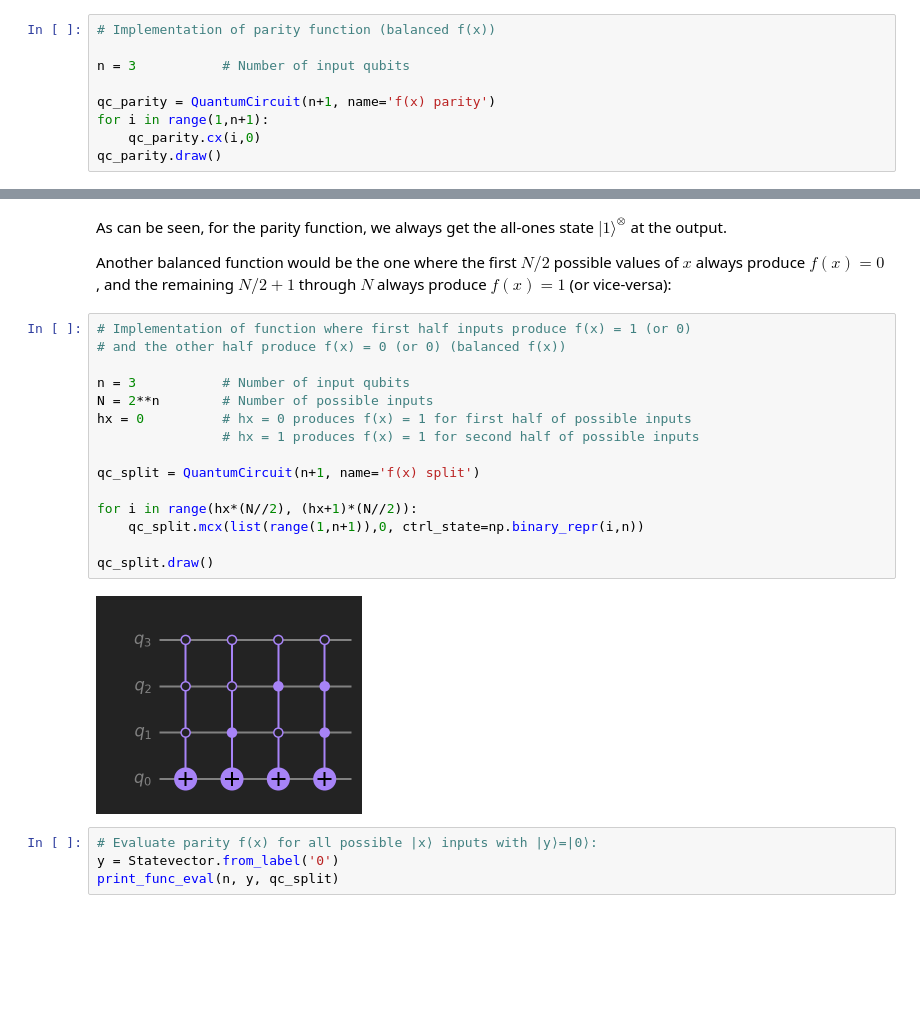
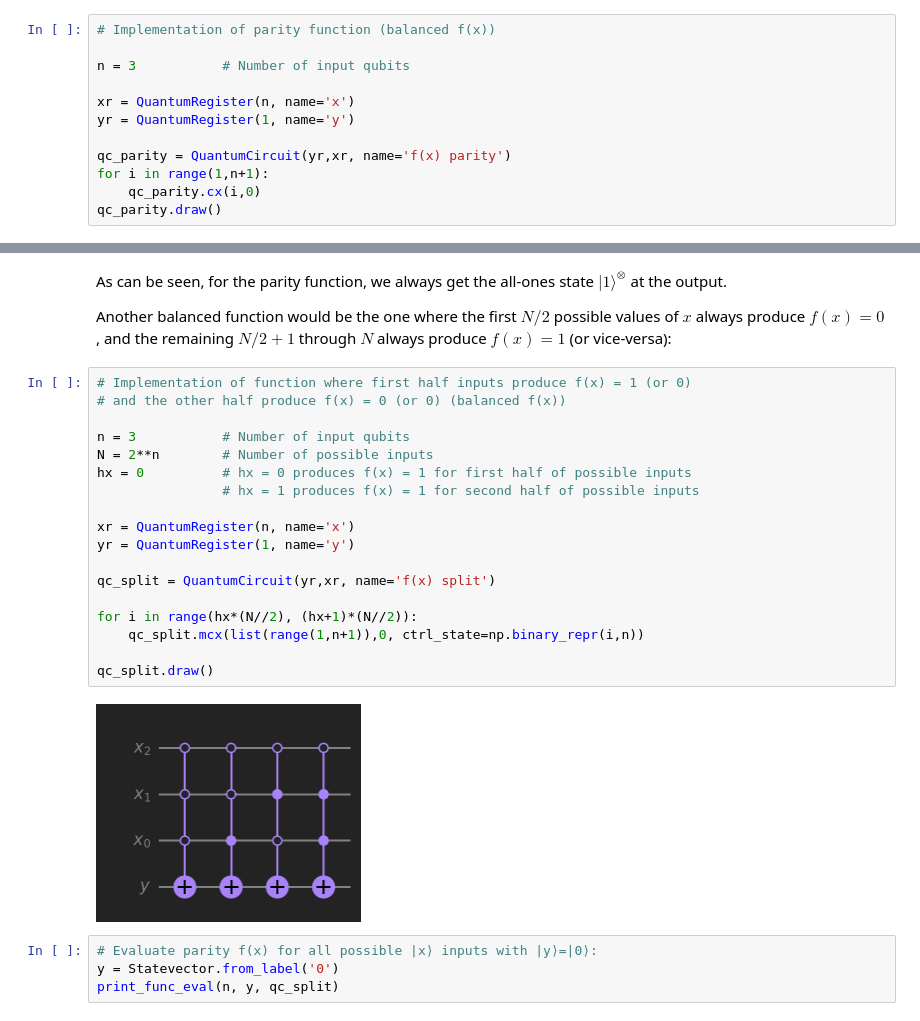
Before and after one commit to learn-quantum/lqc-textbook, a Jupyter notebook: chapters/04_quantum_algorithms/04_01_deutsch-jozsa.ipynb, the cells around one changed output, grey strips where cells are left out. Cells and saved outputs as stored; diff of their text form; blank space fills up the shorter version.

```diff
--- a/chapters/04_quantum_algorithms/04_01_deutsch-jozsa.ipynb
+++ b/chapters/04_quantum_algorithms/04_01_deutsch-jozsa.ipynb
@@ -925,7 +930,10 @@ Now, there are many different ways in which we can implement a balanced function
 
 n = 3           # Number of input qubits
 
-qc_parity = QuantumCircuit(n+1, name='f(x) parity')
+xr = QuantumRegister(n, name='x')
+yr = QuantumRegister(1, name='y')
+
+qc_parity = QuantumCircuit(yr,xr, name='f(x) parity')
 for i in range(1,n+1):
     qc_parity.cx(i,0)
 qc_parity.draw()
@@ -974,20 +982,23 @@ Another balanced function would be the one where the first $N/2$ possible values
 # %%
 # Implementation of function where first half inputs produce f(x) = 1 (or 0)
 # and the other half produce f(x) = 0 (or 0) (balanced f(x))
 
 n = 3           # Number of input qubits
 N = 2**n        # Number of possible inputs
 hx = 0          # hx = 0 produces f(x) = 1 for first half of possible inputs
                 # hx = 1 produces f(x) = 1 for second half of possible inputs
 
-qc_split = QuantumCircuit(n+1, name='f(x) split')
+xr = QuantumRegister(n, name='x')
+yr = QuantumRegister(1, name='y')
+
+qc_split = QuantumCircuit(yr,xr, name='f(x) split')
 
 for i in range(hx*(N//2), (hx+1)*(N//2)):
     qc_split.mcx(list(range(1,n+1)),0, ctrl_state=np.binary_repr(i,n))
 
 qc_split.draw()
 # %% [output]
-[figure, old version]
+[figure, new version]
 # %%
 # Evaluate parity f(x) for all possible |x⟩ inputs with |y⟩=|0⟩:
 y = Statevector.from_label('0')
```
Also changed, not shown: parts of 8 cells of this notebook.
